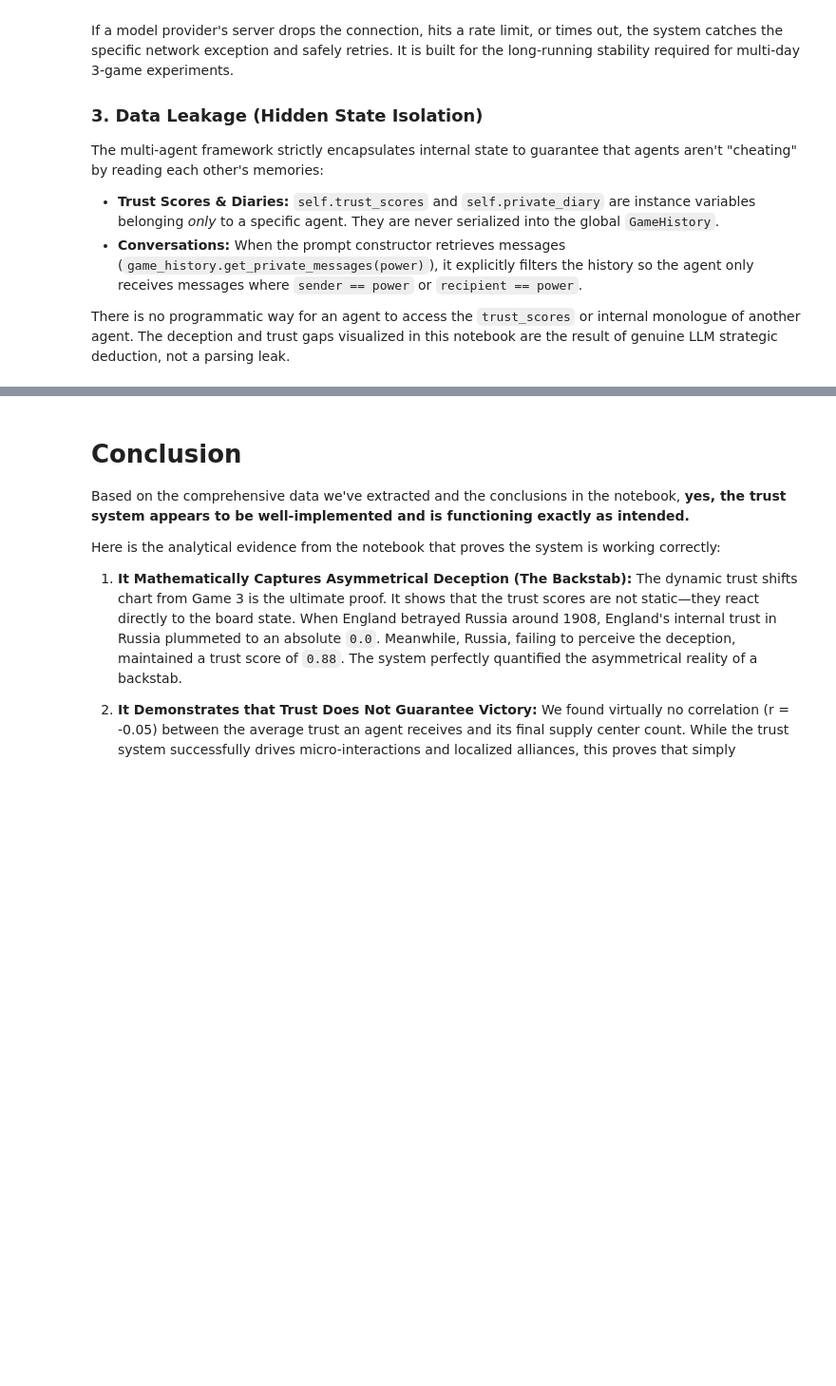
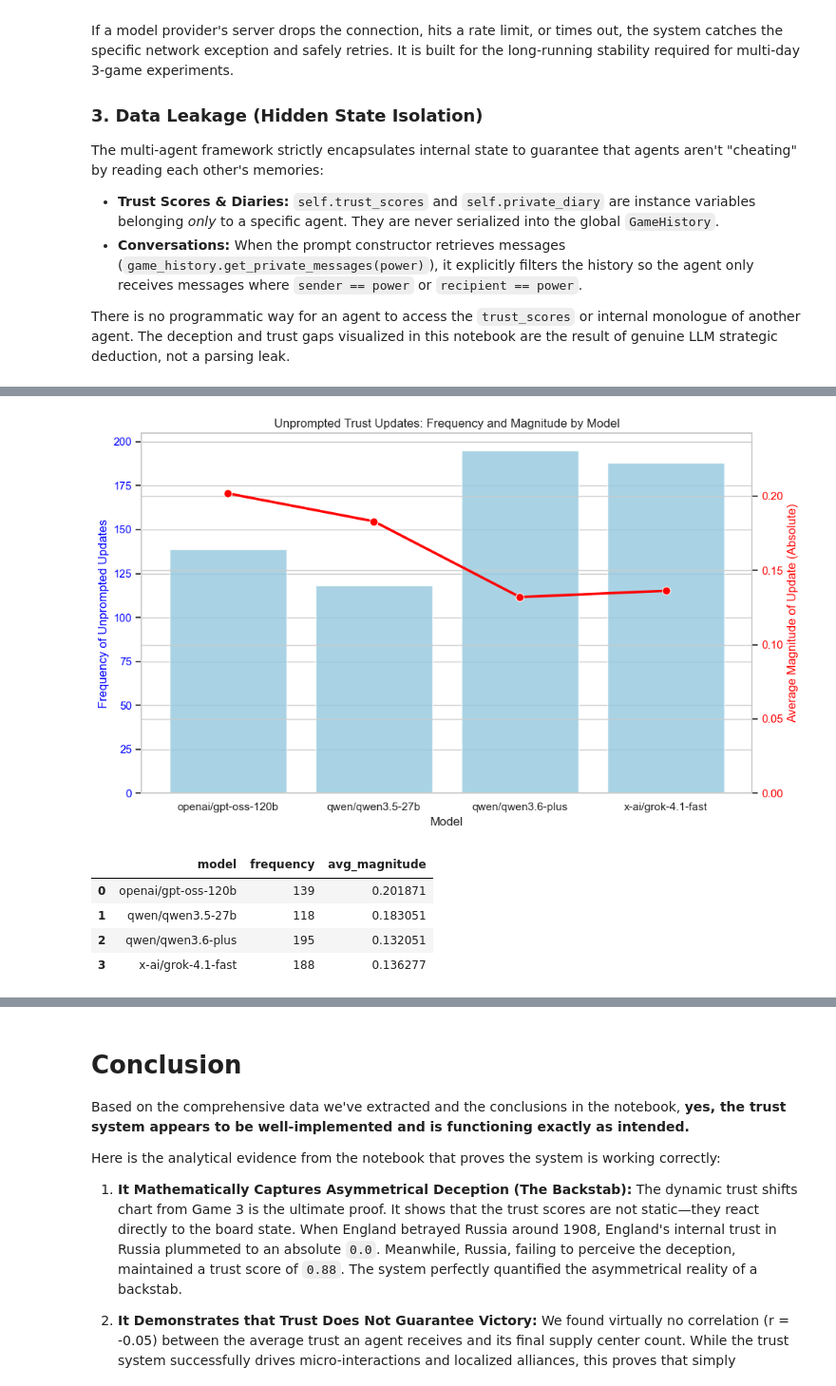
Before and after one commit to Froehlich99/AI_Diplomacy, a Jupyter notebook: result_analysis/trust_analysis.ipynb, the cells around one changed output, grey strips where cells are left out. Shown at 95% size. Drawn from its saved outputs; the diff is of its cells as text; code cells hidden in the pictures; blank space fills up the shorter version.

Commit message:
Behavioral Analysis: Unprompted Trust Score Updates

```diff
--- a/result_analysis/trust_analysis.ipynb
+++ b/result_analysis/trust_analysis.ipynb
@@ -326,0 +379,35 @@ There is no programmatic way for an agent to access the `trust_scores` or intern
+# %%
+# 2. Model Variance Analysis (Who assumes the most?)
+
+model_variance = unprompted_df.groupby("model").agg(
+    frequency=("trust_score_delta", "count"),
+    avg_magnitude=("abs_delta", "mean")
+).reset_index()
+
+fig, ax1 = plt.subplots(figsize=(10, 6))
+
+# Bar chart for frequency
+sns.barplot(data=model_variance, x="model", y="frequency", ax=ax1, color="skyblue", alpha=0.8)
+ax1.set_ylabel("Frequency of Unprompted Updates", color="blue")
+ax1.set_xlabel("Model")
+ax1.tick_params(axis='y', labelcolor="blue")
+
+# Secondary axis for average magnitude
+ax2 = ax1.twinx()
+sns.lineplot(data=model_variance, x="model", y="avg_magnitude", ax=ax2, color="red", marker="o", linewidth=2.5, markersize=8)
+ax2.set_ylabel("Average Magnitude of Update (Absolute)", color="red")
+ax2.tick_params(axis='y', labelcolor="red")
+ax2.set_ylim(0, max(model_variance["avg_magnitude"])*1.2)
+
+plt.title("Unprompted Trust Updates: Frequency and Magnitude by Model")
+plt.tight_layout()
+plt.show()
+
+display(model_variance)
+# %% [output]
+[figure, added]
+|  | model | frequency | avg_magnitude |
+| 0 | openai/gpt-oss-120b | 139 | 0.201871 |
+| 1 | qwen/qwen3.5-27b | 118 | 0.183051 |
+| 2 | qwen/qwen3.6-plus | 195 | 0.132051 |
+| 3 | x-ai/grok-4.1-fast | 188 | 0.136277 |
```
Also changed, not shown: parts of 6 cells of this notebook, 1 other file.
